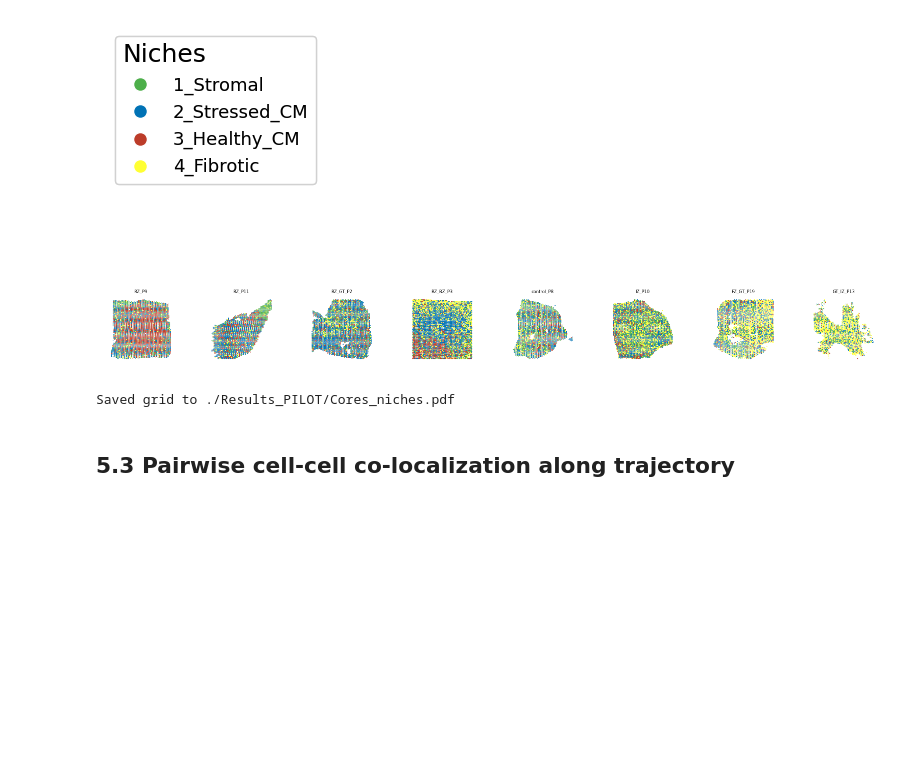
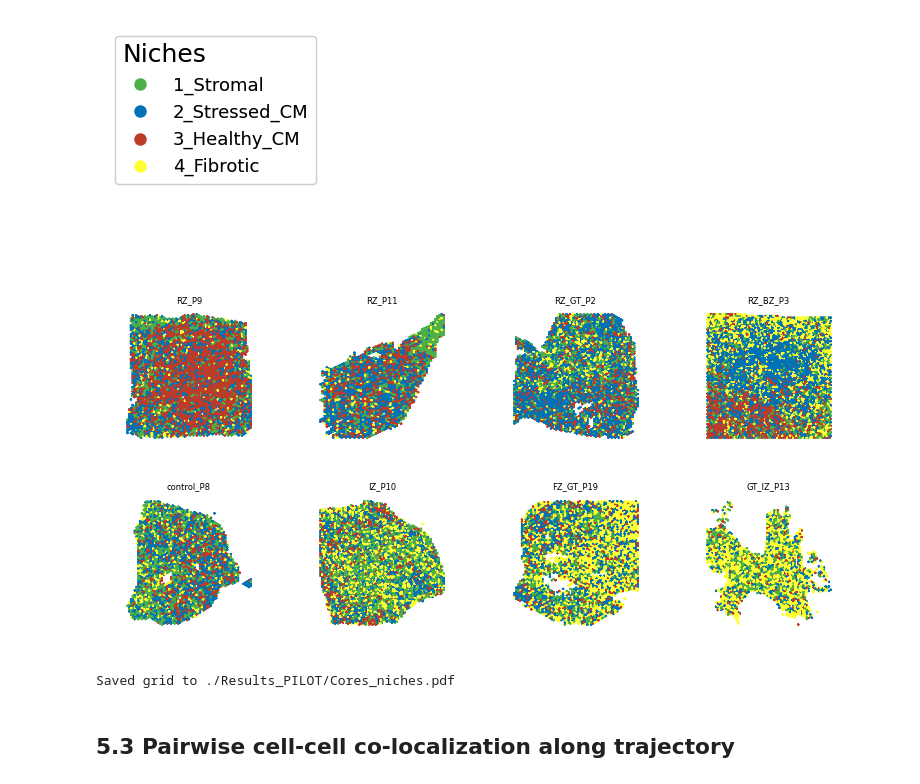
Before and after one commit to CostaLab/NicheSphere, a Jupyter notebook: nichesphere/nichesphere/source/notebooks/Nichesphere-PILOT_integration_tutorial.ipynb, the cells around one changed output. Drawn from its saved outputs; the diff is of its cells as text; code cells hidden in the pictures; blank space fills up the shorter version.

Commit message:
improved images in PILOT tutorial

```diff
--- a/nichesphere/nichesphere/source/notebooks/Nichesphere-PILOT_integration_tutorial.ipynb
+++ b/nichesphere/nichesphere/source/notebooks/Nichesphere-PILOT_integration_tutorial.ipynb
@@ -224,13 +225,13 @@ ax.axis('off')
 # %%
 ## Put on grid sorted by pseudotime
 pl.pl.create_sample_grid(df=adata.uns['orders'][::3], ## dataframe with a sampleID and a Time_score column (created by PILOT)
                    pattern = 'niches', ## slice plots are stored as 'show_{sample}_{pattern}.png'
                    image_dir='./figures/', ## where the slice plots are stored
                    output_path='./Results_PILOT/Cores_niches.pdf',
-                   zoom=0.25,
-                   num_rows=1) ## number of rows in the grid
+                   zoom=0.27,
+                   num_rows=2) ## number of rows in the grid
 # %% [output]
-[figure, old version]
+[figure, new version]
 Saved grid to ./Results_PILOT/Cores_niches.pdf
 # %% [markdown]
 ## 5.3 Pairwise cell-cell co-localization along trajectory
```
Also changed, not shown: parts of 2 cells of this notebook.
